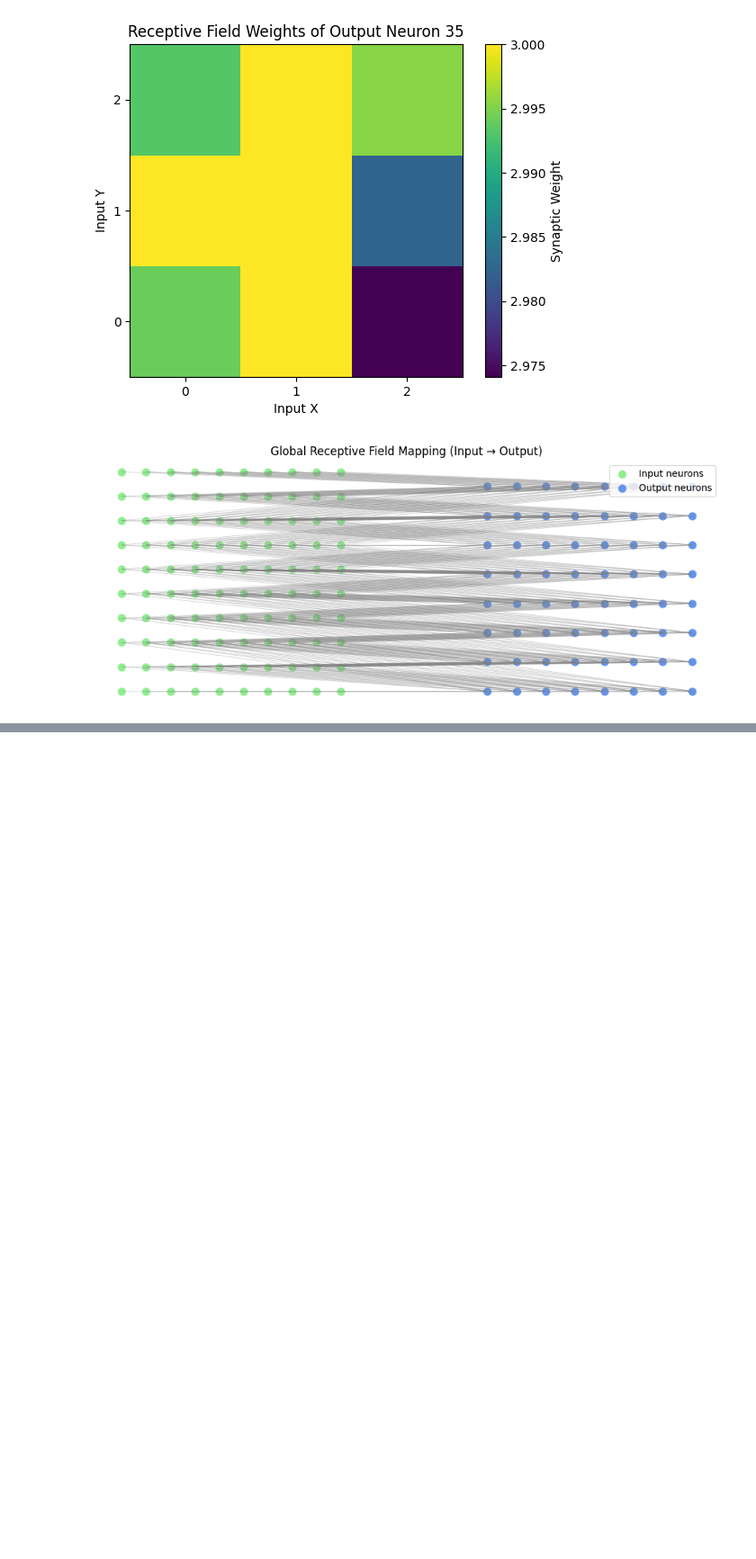
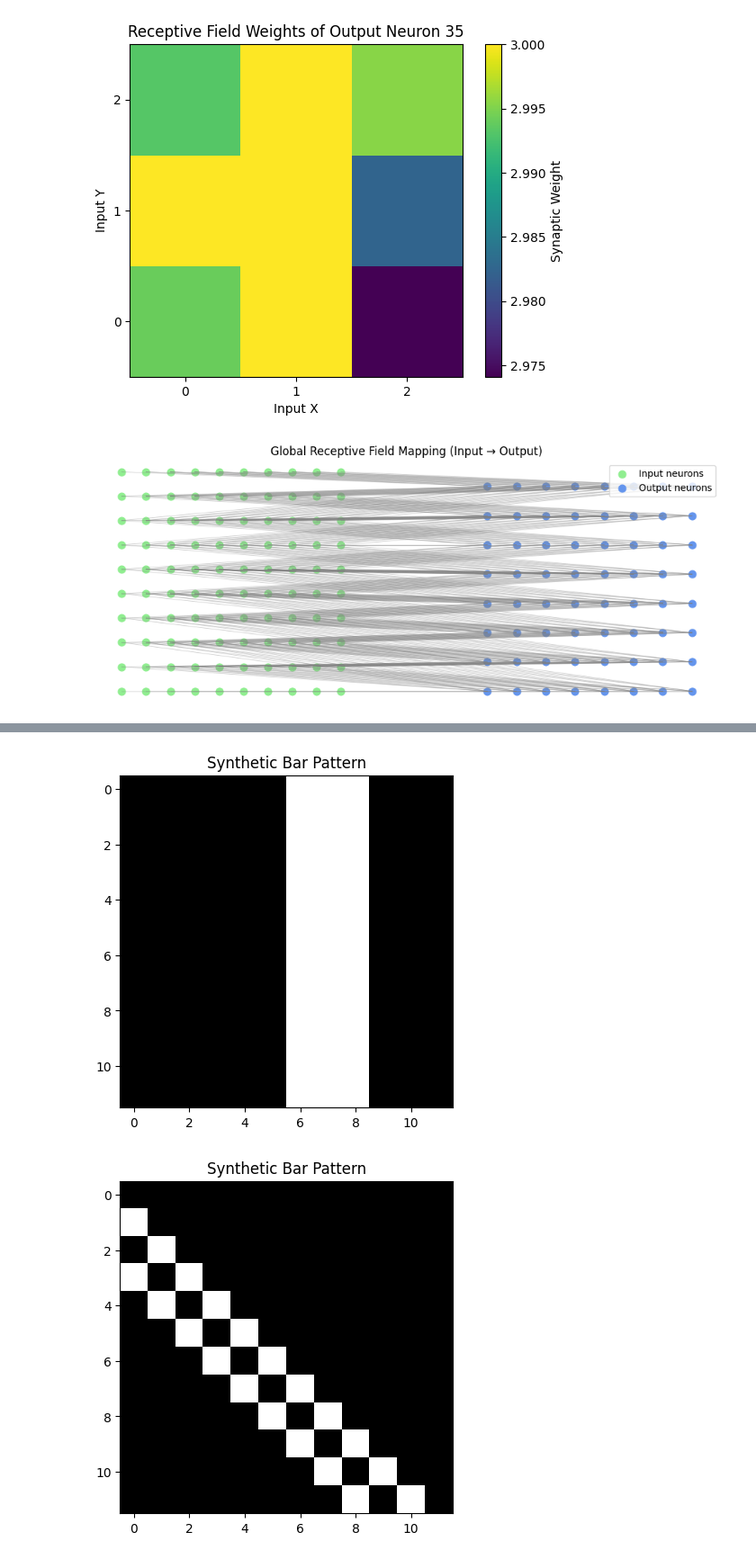
Before and after one commit to DumoulinVincent/epilepsy, a Jupyter notebook: try_RF.ipynb, the cells around one changed output, grey strips where cells are left out. Shown at 90% size. Saved outputs shown, nothing was run; the diff lists cells and outputs as text; code cells hidden in the pictures; blank space fills up the shorter version.

```diff
--- a/try_RF.ipynb
+++ b/try_RF.ipynb
@@ -1069,0 +1063,62 @@ plt.show()
+# %%
+def apply_mexican_hat(img):
+    filtered = convolve2d(img, kernel, mode='valid')
+    return filtered
+#prepare inputs
+kernel = np.array([
+    [0,  -1,  0],
+    [-1,  4, -1],
+    [0,  -1,  0]
+], dtype=np.float32)
+
+def generate_bar_image(shape=(12, 12), n_bars=3):
+    img = np.zeros(shape, dtype=np.float32)
+    orientation = np.random.choice(['horizontal', 'vertical', 'diagonal'])
+
+    for _ in range(n_bars):
+        if orientation == 'horizontal':
+            row = np.random.randint(1, shape[0]-1)
+            img[row, :] = 1.0
+        elif orientation == 'vertical':
+            col = np.random.randint(1, shape[1]-1)
+            img[:, col] = 1.0
+        elif orientation == 'diagonal':
+            shift = np.random.randint(-shape[0]//2, shape[0]//2)
+            for i in range(shape[0]):
+                j = i + shift
+                if 0 <= j < shape[1]:
+                    img[i, j] = 1.0
+    return img
+
+
+def mexican_hat(img):
+    filtered = convolve2d(img, kernel, mode='valid')
+    return filtered
+
+def convert_to_rates(filtered_img, max_rate=50*Hz):
+    norm_img = filtered_img - np.min(filtered_img)
+    norm_img /= np.max(norm_img)
+    rates = norm_img.flatten() * max_rate * Hz
+    return rates
+
+pattern_duration = 350*ms
+num_patterns = 5
+
+images = [generate_bar_image((12, 12), 3) for _ in range(num_patterns)]
+rate_seq = [convert_to_rates(mexican_hat(img)) for img in images]
+
+rate_array = np.repeat(rate_seq, int(pattern_duration/defaultclock.dt), axis=0)
+input_rate_timed = TimedArray(rate_array, dt=defaultclock.dt)
+
+for img in images:
+    plt.imshow(img, cmap='gray')
+    plt.title("Synthetic Bar Pattern")
+    plt.show()
+for rate in rate_seq:
+    print(rate)
+# plt.imshow(filtered, cmap='gray')
+# plt.title("Synthetic Bar Pattern")
+# plt.show()
+# %% [output]
+[figure, added]
+[figure, added]
```
Also changed, not shown: parts of 7 cells of this notebook.
